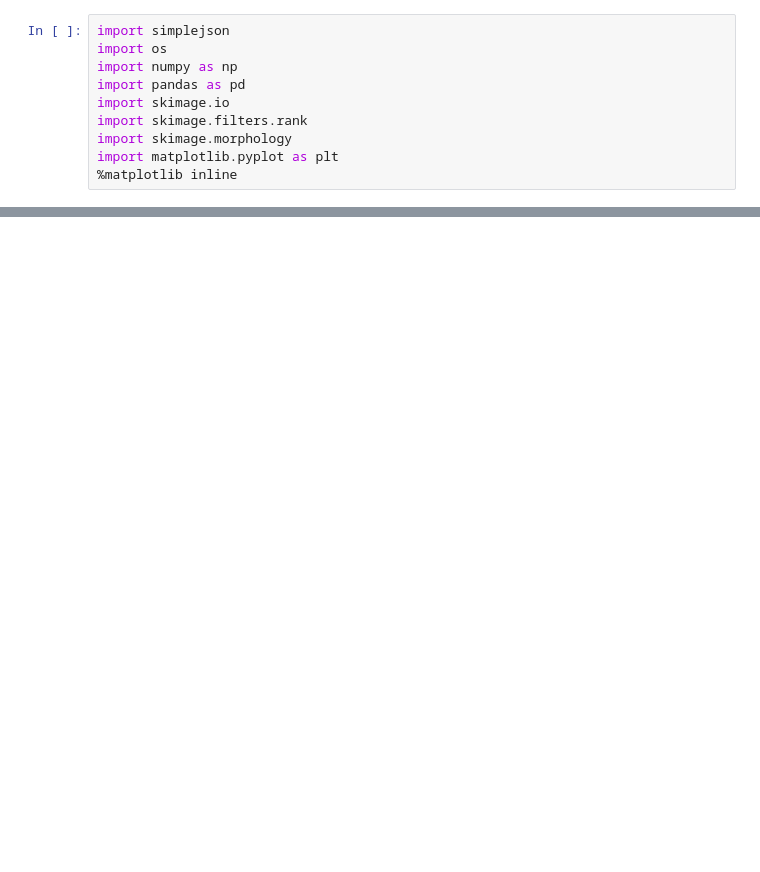
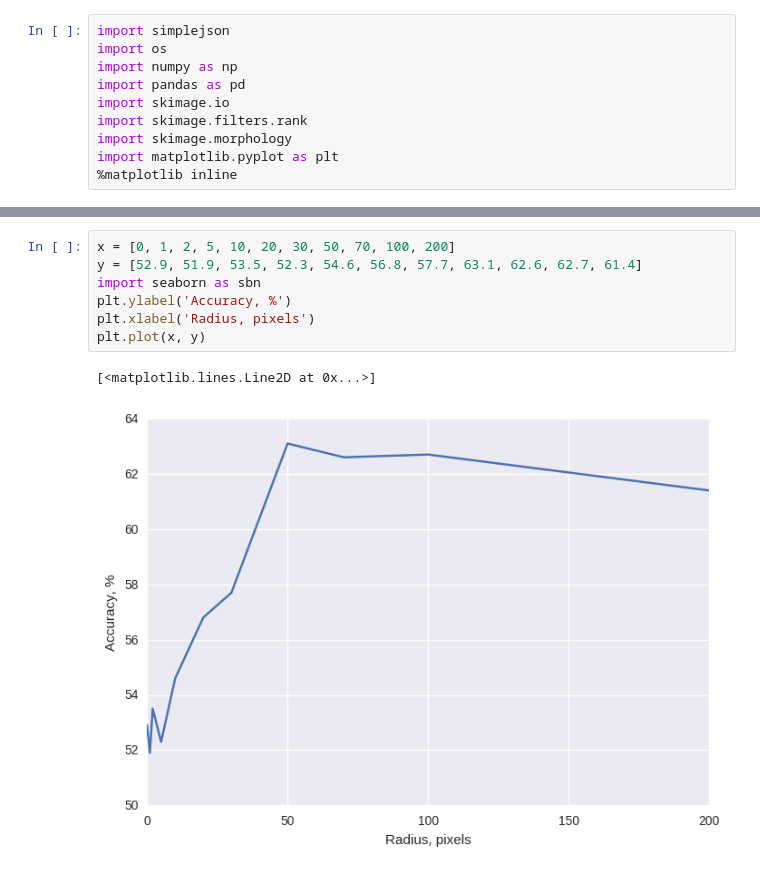
Before and after one commit to filaPro/soil_line, a Jupyter notebook: scene.ipynb, the cells around one changed output, grey strips where cells are left out. Saved outputs shown, nothing was run; the diff lists cells and outputs as text; blank space fills up the shorter version.

```diff
--- a/scene.ipynb
+++ b/scene.ipynb
@@ -701,0 +435,10 @@ plt.show()
+# %%
+x = [0, 1, 2, 5, 10, 20, 30, 50, 70, 100, 200]
+y = [52.9, 51.9, 53.5, 52.3, 54.6, 56.8, 57.7, 63.1, 62.6, 62.7, 61.4]
+import seaborn as sbn
+plt.ylabel('Accuracy, %')
+plt.xlabel('Radius, pixels')
+plt.plot(x, y)
+# %% [output]
+[<matplotlib.lines.Line2D at 0x...>]
+[figure, added]
```
Also changed, not shown: parts of 57 cells of this notebook.
